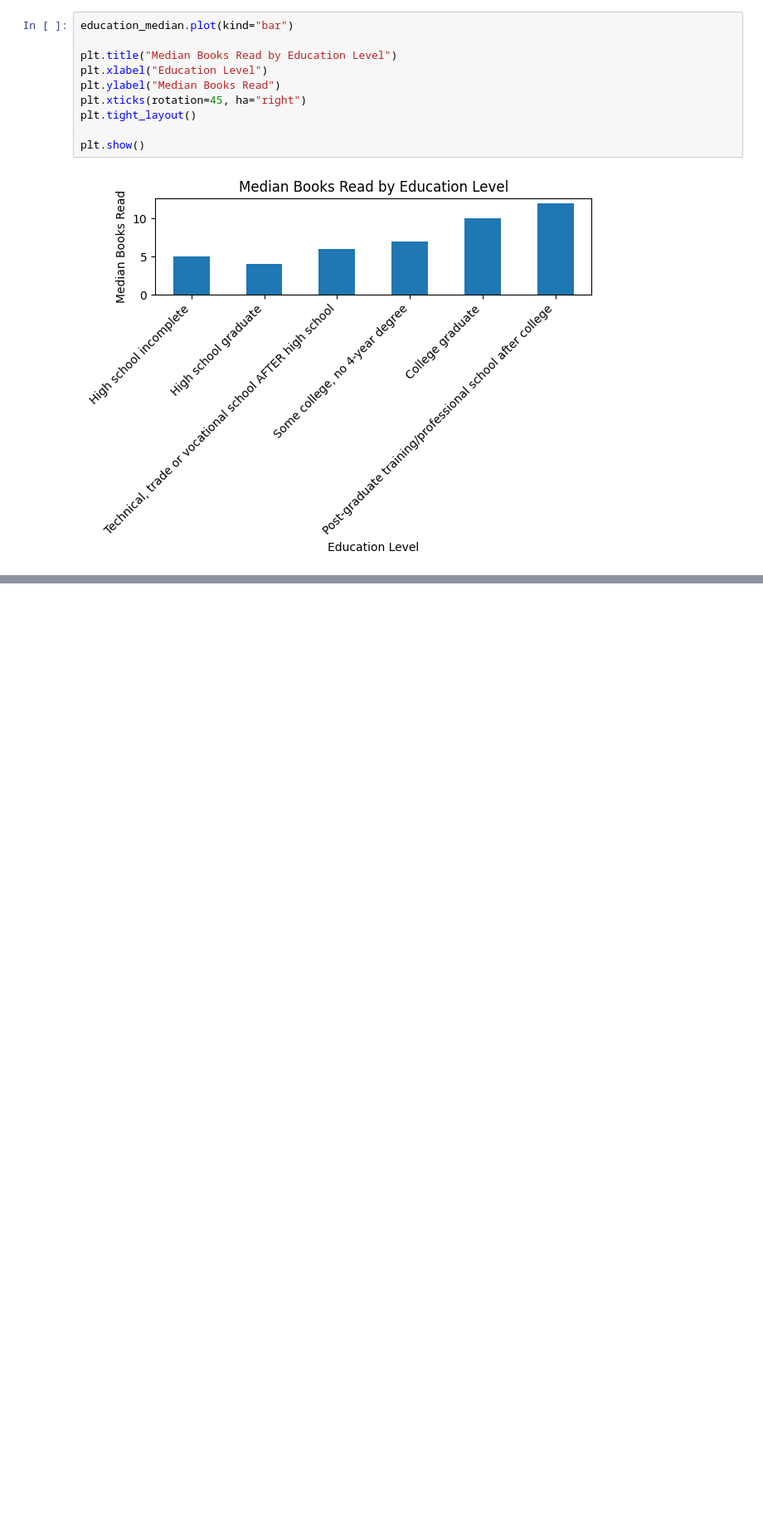
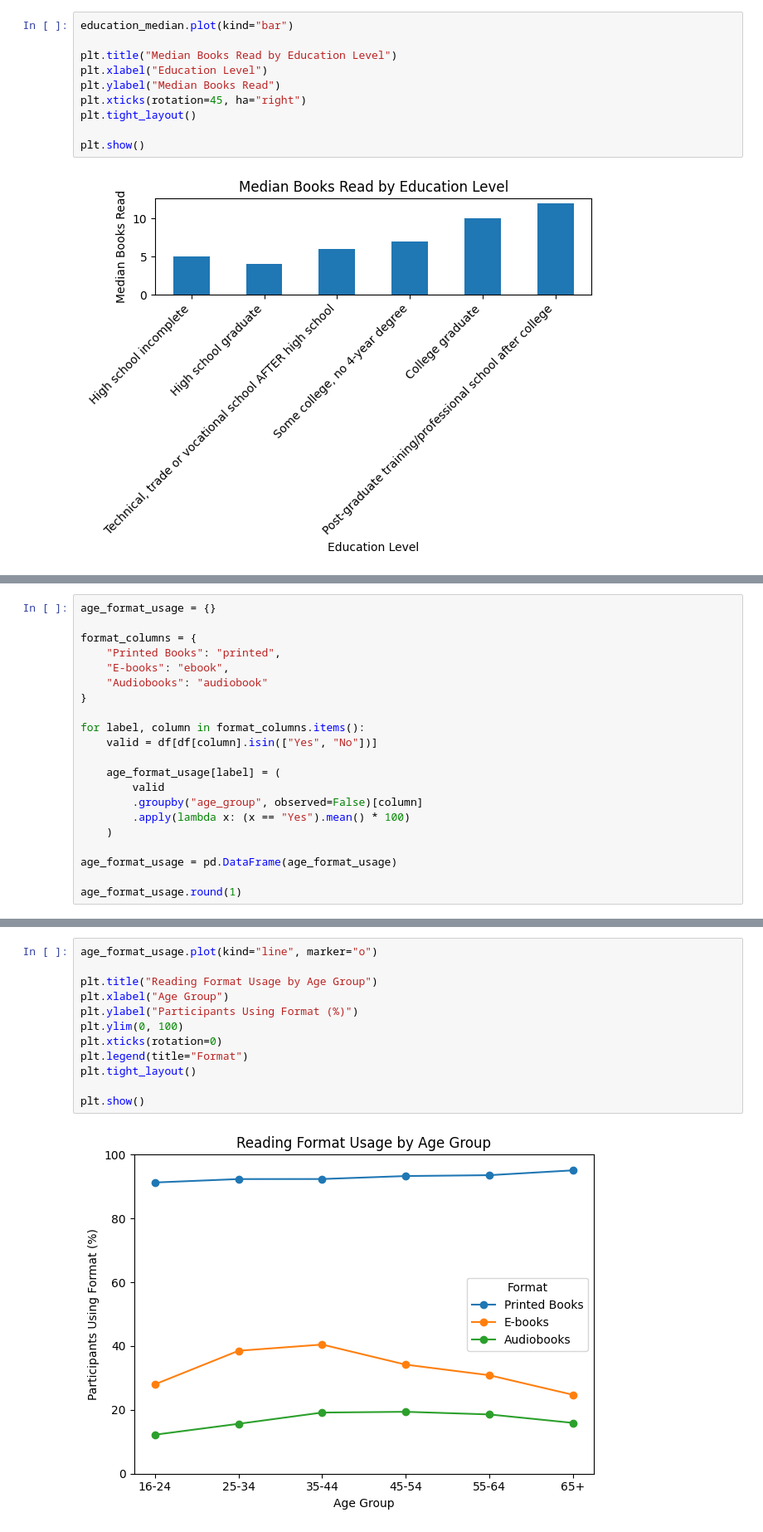
Before and after one commit to kikieliu/reading-habits-analysis, a Jupyter notebook: reading_habits_analysis.ipynb, the cells around one changed output, grey strips where cells are left out. Shown at 83% size. Cells and saved outputs as stored; diff of their text form; blank space fills up the shorter version.

```diff
--- a/reading_habits_analysis.ipynb
+++ b/reading_habits_analysis.ipynb
@@ -400,0 +536,21 @@ The technical/trade/vocational school group was much smaller than the others, wi
+# %%
+age_format_usage = {}
+
+format_columns = {
+    "Printed Books": "printed",
+    "E-books": "ebook",
+    "Audiobooks": "audiobook"
+}
+
+for label, column in format_columns.items():
+    valid = df[df[column].isin(["Yes", "No"])]
+
+    age_format_usage[label] = (
+        valid
+        .groupby("age_group", observed=False)[column]
+        .apply(lambda x: (x == "Yes").mean() * 100)
+    )
+
+age_format_usage = pd.DataFrame(age_format_usage)
+
+age_format_usage.round(1)
@@ -400,0 +566,14 @@ The technical/trade/vocational school group was much smaller than the others, wi
+# %%
+age_format_usage.plot(kind="line", marker="o")
+
+plt.title("Reading Format Usage by Age Group")
+plt.xlabel("Age Group")
+plt.ylabel("Participants Using Format (%)")
+plt.ylim(0, 100)
+plt.xticks(rotation=0)
+plt.legend(title="Format")
+plt.tight_layout()
+
+plt.show()
+# %% [output]
+[figure, added]
```
Also changed, not shown: parts of 23 cells of this notebook.
